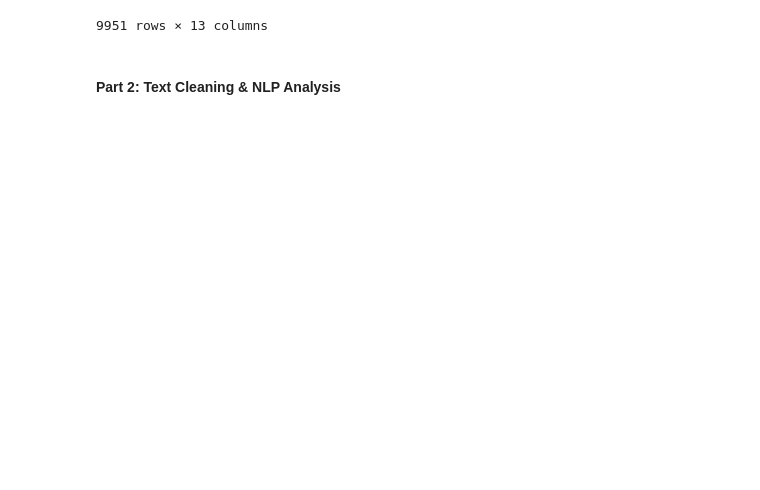
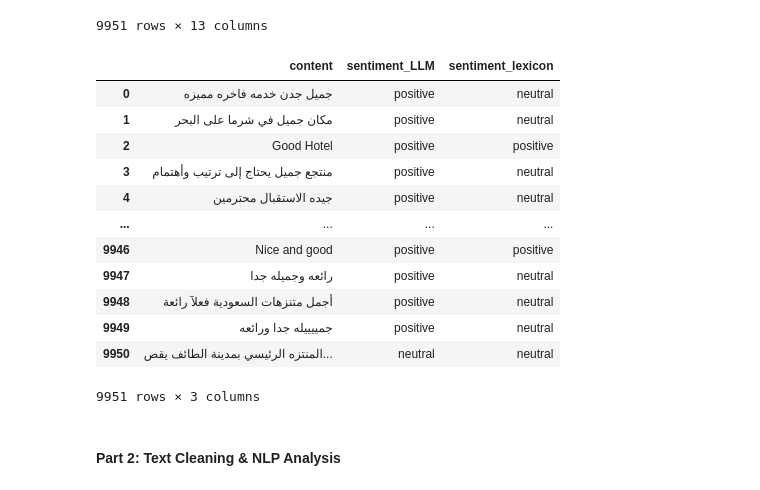
Before and after one commit to jadkrisht98/Artefact_Project, a Jupyter notebook: Final_Notebook.ipynb, the cells around one changed output. Cells and saved outputs as stored; diff of their text form; code cells hidden in the pictures; blank space fills up the shorter version.

```diff
--- a/Final_Notebook.ipynb
+++ b/Final_Notebook.ipynb
@@ -427,3 +427,19 @@ print(final_df[['content', 'sentiment_LLM']].head())
+# %%
+final_df[['content', 'sentiment_LLM','sentiment_lexicon']]
+# %% [output]
+|  | content | sentiment_LLM | sentiment_lexicon |
+| 0 | جميل جدن خدمه فاخره مميزه | positive | neutral |
+| 1 | مكان جميل في شرما على البحر | positive | neutral |
+| 2 | Good Hotel | positive | positive |
+| 3 | منتجع جميل يحتاج إلى ترتيب وأهتمام | positive | neutral |
+| 4 | جيده الاستقبال محترمين | positive | neutral |
+| ... | ... | ... | ... |
+| 9946 | Nice and good | positive | positive |
+| 9947 | رائعه وجميله جدا | positive | neutral |
+| 9948 | أجمل متنزهات السعودية فعلآ رائعة | positive | neutral |
+| 9949 | جمييييله جدا ورائعه | positive | neutral |
+| 9950 | المنتزه الرئيسي بمدينة الطائف يقص... | neutral | neutral |
+9951 rows × 3 columns
 # %% [markdown]
 #### Part 2: Text Cleaning & NLP Analysis
 # %%
```
Also changed, not shown: parts of 7 cells of this notebook.
